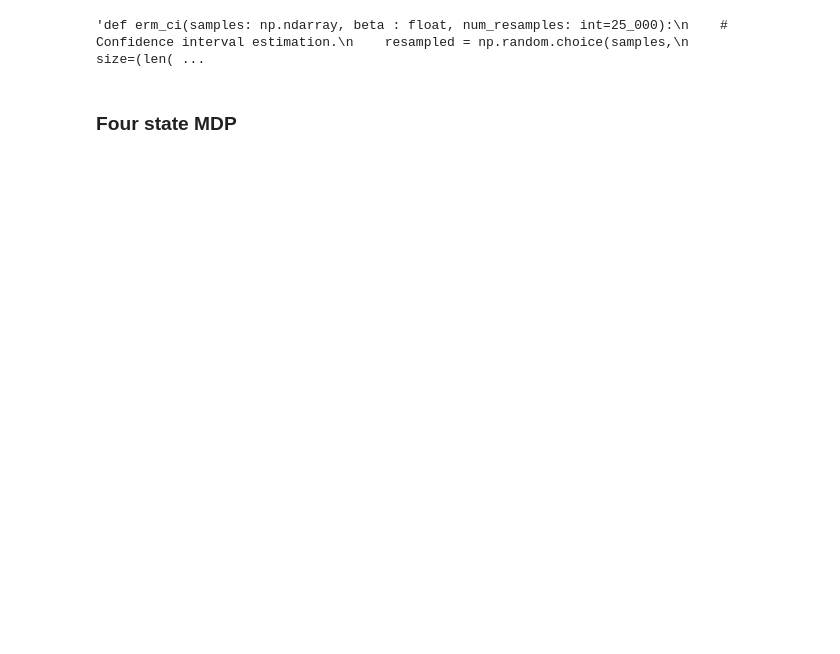
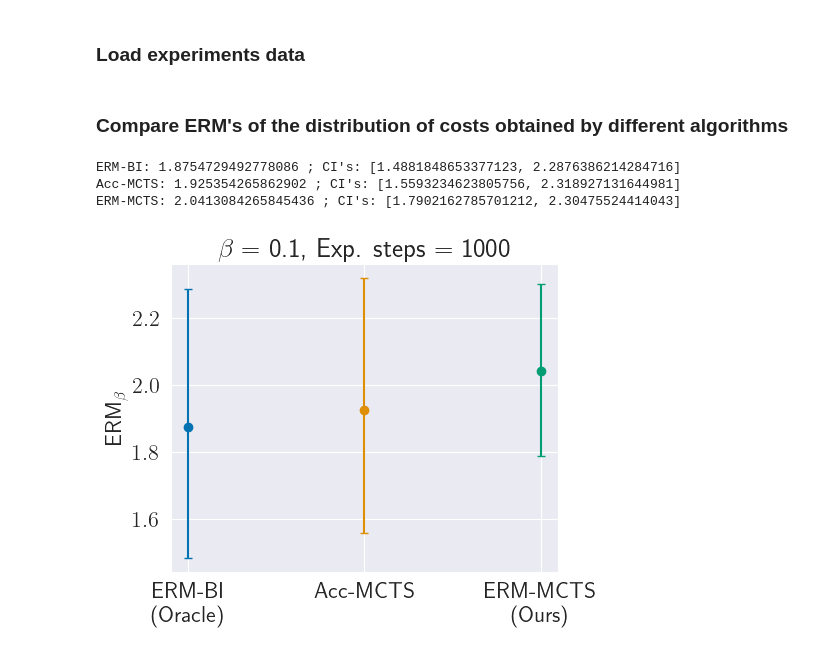
Before and after one commit to PPSantos/risk-aware-mcts, a Jupyter notebook: erm_mcts.ipynb, the cells around one changed output. Drawn from its saved outputs; the diff is of its cells as text; code cells hidden in the pictures; blank space fills up the shorter version.

```diff
--- a/erm_mcts.ipynb
+++ b/erm_mcts.ipynb
@@ -25,28 +19,13 @@ sns.set_palette("colorblind")
 def calculate_erm(dist, beta):
     return (1.0 / beta) * np.log( (1/len(dist)) * np.sum(np.exp(beta*dist)) )
 # %%
-"""def erm_ci(samples: np.ndarray, beta : float, num_resamples: int=25_000):
+def erm_ci(samples: np.ndarray, beta : float, num_resamples: int=25_000):
     # Confidence interval estimation.
     resampled = np.random.choice(samples,
                                 size=(len(samples), num_resamples),
                                 replace=True).T
     # print("resampled.shape", resampled.shape)
-    var_thresholds = np.percentile(resampled, (1-confidence_level) * 100, axis=1)
-    # print("var_thresholds", var_thresholds)
-    # print("len(var_thresholds)", len(var_thresholds))
-    tail_losses_indicators = resampled >= var_thresholds[:, np.newaxis]
-    # print("tail_losses_indicators", tail_losses_indicators)
-    # print("tail_losses_indicators.shape", tail_losses_indicators.shape)
-    resampled[~tail_losses_indicators] = np.nan
-    # print("resampled", resampled)
-    # print("resampled.shape", resampled.shape)
-    cvars = np.nanmean(resampled, axis=1)
+    erms = (1.0 / beta) * np.log((1/resampled.shape[1]) * np.sum(np.exp(beta*resampled), axis=1))
+    confidence_interval = [np.percentile(erms, 5), np.percentile(erms, 95)]
 
-    confidence_interval = [np.percentile(cvars, 5),
-                            np.percentile(cvars, 95)]
-
-    return confidence_interval"""
+    return confidence_interval
-# %% [output]
-'def erm_ci(samples: np.ndarray, beta : float, num_resamples: int=25_000):\n    # Confidence interval estimation.\n    resampled = np.random.choice(samples,\n                                size=(len( ...
-# %% [markdown]
-### Four state MDP
@@ -110,0 +32,2 @@ for erm_beta, erm_vi_path in erm_vi_paths.items():
+# %% [markdown]
+### Load experiments data
@@ -110,0 +119,54 @@ for erm_beta, erm_vi_path in erm_vi_paths.items():
+# %% [markdown]
+### Compare ERM's of the distribution of costs obtained by different algorithms
+# %%
+erm_beta_to_plot = 0.1
+exp_steps_to_plot = 1_000
+
+plt.figure(figsize=(5.0, 4.0))
+
+# ERM-BI.
+erm_val = calculate_erm(np.array(erm_bi_data[erm_beta_to_plot]["f_vals"]), beta=erm_beta_to_plot)
+print("ERM-BI:", erm_val, "; CI's:", erm_ci(np.array(erm_bi_data[erm_beta_to_plot]["f_vals"]), beta=erm_beta_to_plot))
+
+# Accrued costs-MCTS.
+erm_val = calculate_erm(np.array(accrued_costs_mcts_planner_data[erm_beta_to_plot][exp_steps_to_plot]["f_vals"]), beta=erm_beta_to_plot)
+print("Acc-MCTS:", erm_val, "; CI's:", erm_ci(np.array(accrued_costs_mcts_planner_data[erm_beta_to_plot][exp_steps_to_plot]["f_vals"]), beta=erm_beta_to_plot))
+
+# ERM-MCTS.
+erm_val = calculate_erm(np.array(erm_mcts_planner_data[erm_beta_to_plot][exp_steps_to_plot]["f_vals"]), beta=erm_beta_to_plot)
+print("ERM-MCTS:", erm_val, "; CI's:", erm_ci(np.array(erm_mcts_planner_data[erm_beta_to_plot][exp_steps_to_plot]["f_vals"]), beta=erm_beta_to_plot))
+
+# ERM-BI.
+erm_val = calculate_erm(np.array(erm_bi_data[erm_beta_to_plot]["f_vals"]), beta=erm_beta_to_plot)
+cis = erm_ci(np.array(erm_bi_data[erm_beta_to_plot]["f_vals"]), beta=erm_beta_to_plot)
+errors = np.array([erm_val - cis[0], cis[1] - erm_val]).reshape(-1,1)
+plt.errorbar(1, erm_val, yerr=errors, capsize=3, fmt='o', label="ERM-BI")
+
+# Acc-MCTS.
+erm_val = calculate_erm(np.array(accrued_costs_mcts_planner_data[erm_beta_to_plot][exp_steps_to_plot]["f_vals"]), beta=erm_beta_to_plot)
+cis = erm_ci(np.array(accrued_costs_mcts_planner_data[erm_beta_to_plot][exp_steps_to_plot]["f_vals"]), beta=erm_beta_to_plot)
+errors = np.array([erm_val - cis[0], cis[1] - erm_val]).reshape(-1,1)
+plt.errorbar(2, erm_val, yerr=errors, capsize=3, fmt='o', label="Acc-MCTS")
+
+# ERM-MCTS.
+erm_val = calculate_erm(np.array(erm_mcts_planner_data[erm_beta_to_plot][exp_steps_to_plot]["f_vals"]), beta=erm_beta_to_plot)
+cis = erm_ci(np.array(erm_mcts_planner_data[erm_beta_to_plot][exp_steps_to_plot]["f_vals"]), beta=erm_beta_to_plot)
+errors = np.array([erm_val - cis[0], cis[1] - erm_val]).reshape(-1,1)
+plt.errorbar(3, erm_val, yerr=errors, capsize=3, fmt='o', label="ERM-MCTS")
+
+# ax.set_ylim([-1.5,-0.2])
+plt.xticks([1,2,3], ["ERM-BI\n(Oracle)", "Acc-MCTS", "ERM-MCTS\n(Ours)"])
+plt.grid()
+# plt.legend(loc=4)
+
+plt.title(r'$\beta=$ ' + str(erm_beta_to_plot) + ", Exp. steps = " + str(exp_steps_to_plot))
+plt.ylabel(r"ERM$_\beta$")
+
+# os.makedirs("figs/", exist_ok=True)
+# plt.savefig(f'figs/{mdp_name}_plot2.pdf', bbox_inches='tight', pad_inches=0)
+plt.show()
+# %% [output]
+ERM-BI: 1.8754729492778086 ; CI's: [1.4881848653377123, 2.2876386214284716]
+Acc-MCTS: 1.925354265862902 ; CI's: [1.5593234623805756, 2.318927131644981]
+ERM-MCTS: 2.0413084265845436 ; CI's: [1.7902162785701212, 2.30475524414043]
+[figure, added]
```
Also changed, not shown: parts of 17 cells of this notebook, 4 other files.
